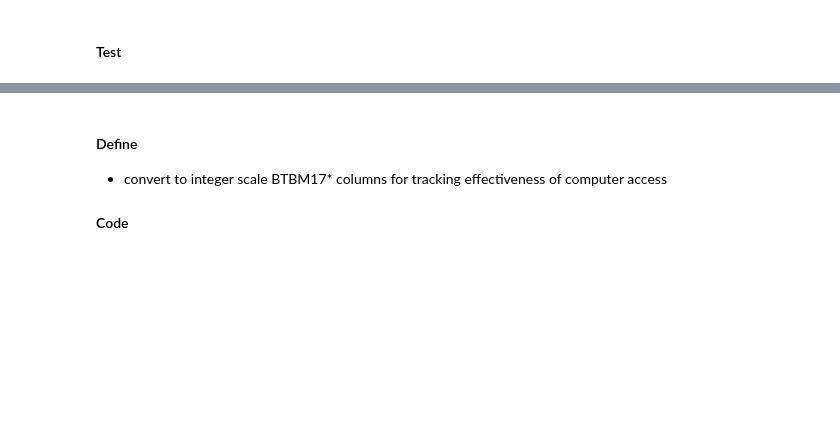
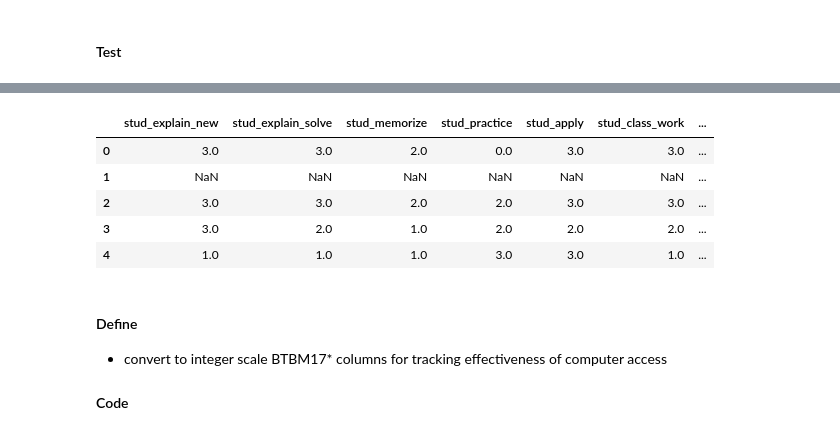
Before and after one commit to sjhaluck/TIMSS-Data-Science, a Jupyter notebook: TIMSS Exploration.ipynb, the cells around one changed output, grey strips where cells are left out. Saved outputs shown, nothing was run; the diff lists cells and outputs as text; code cells hidden in the pictures; blank space fills up the shorter version.

```diff
--- a/TIMSS Exploration.ipynb
+++ b/TIMSS Exploration.ipynb
@@ -1873,2 +2050,15 @@ math_teach_codes.loc[[col for col in math_teach.columns if 'BTBG09' in col]]
+# %%
+teach_stud_map = {'BTBM15A':'stud_explain_new',
+                 'BTBM15B':'stud_explain_solve',
+                 'BTBM15C':'stud_memorize',
+                 'BTBM15D':'stud_practice',
+                 'BTBM15E':'stud_apply',
+                 'BTBM15F':'stud_class_work',
+                 'BTBM15G':'stud_heterogeneous',
+                 'BTBM15H':'stud_homogenous'}
+# %%
+for col in teach_stud_map.keys():
+    math_teach[col] = math_teach[col].apply(implement_int)
+math_teach.rename(columns=teach_stud_map, inplace=True)
 # %% [markdown]
 #### Test
@@ -1875,3 +2077,12 @@ math_teach_codes.loc[[col for col in math_teach.columns if 'BTBG09' in col]]
+# %%
+math_teach.loc[:,[col for col in math_teach.columns if 'stud_' in col]].head()
+# %% [output]
+|  | stud_explain_new | stud_explain_solve | stud_memorize | stud_practice | stud_apply | stud_class_work | ... |
+| 0 | 3.0 | 3.0 | 2.0 | 0.0 | 3.0 | 3.0 | ... |
+| 1 | NaN | NaN | NaN | NaN | NaN | NaN | ... |
+| 2 | 3.0 | 3.0 | 2.0 | 2.0 | 3.0 | 3.0 | ... |
+| 3 | 3.0 | 2.0 | 1.0 | 2.0 | 2.0 | 2.0 | ... |
+| 4 | 1.0 | 1.0 | 1.0 | 3.0 | 3.0 | 1.0 | ... |
 # %% [markdown]
 #### Define
 * convert to integer scale BTBM17* columns for tracking effectiveness of computer access
```
Also changed, not shown: parts of 24 cells of this notebook.
